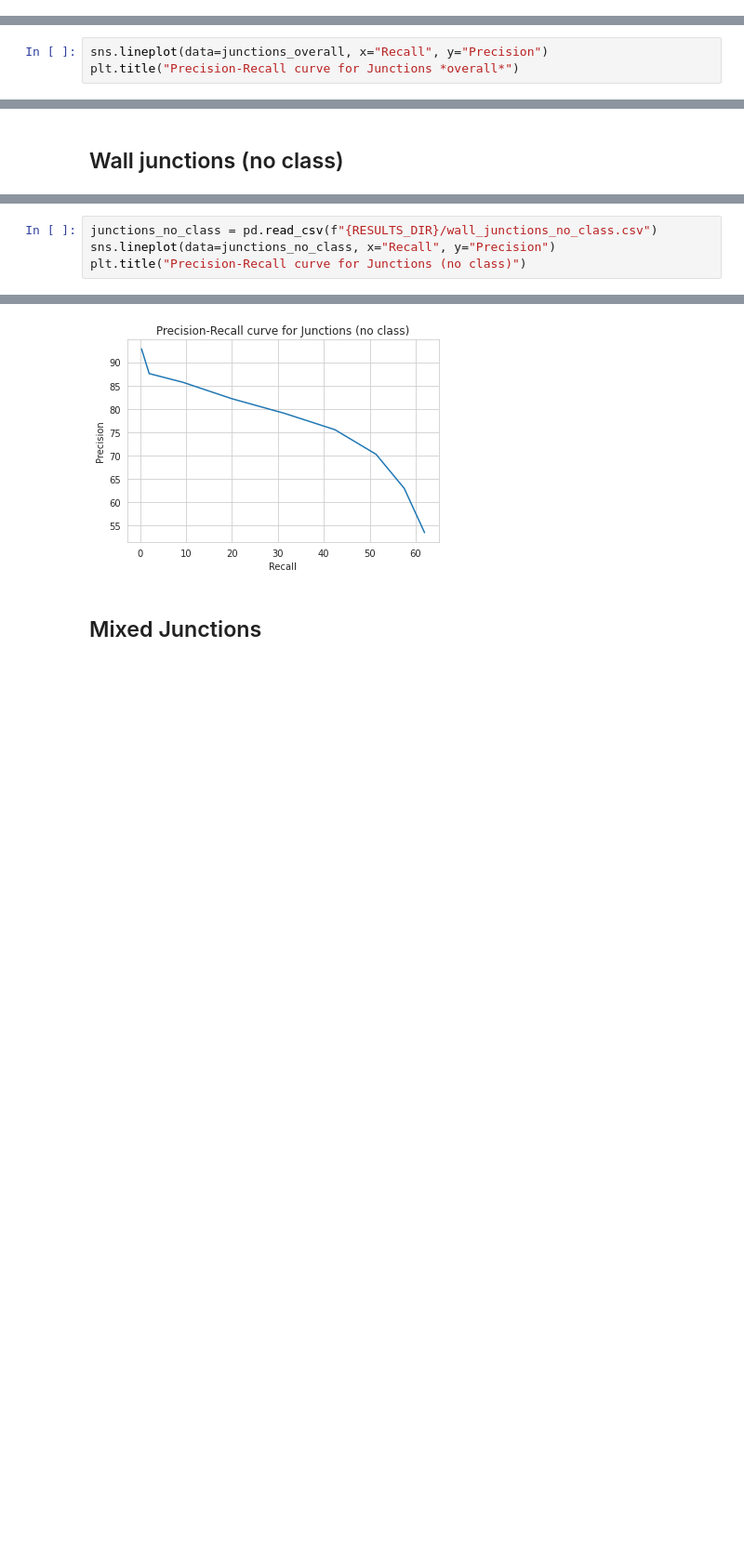
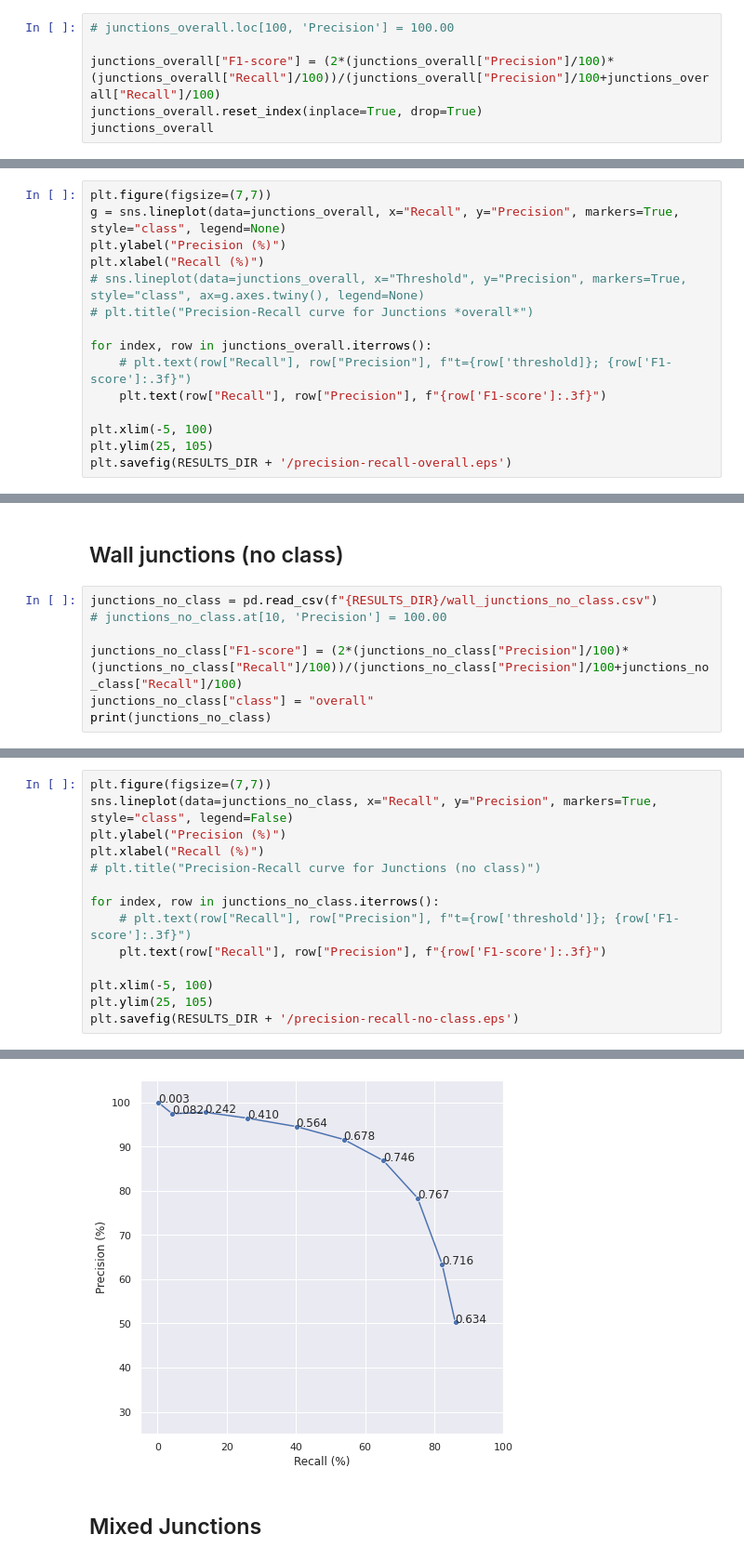
Before and after one commit to joaocmd/CubiCasa5k, a Jupyter notebook: Performance-Metrics.ipynb, the cells around one changed output, grey strips where cells are left out. Shown at 93% size. Cells and saved outputs as stored; diff of their text form; blank space fills up the shorter version.

```diff
--- a/Performance-Metrics.ipynb
+++ b/Performance-Metrics.ipynb
@@ -108,3 +151,9 @@ overall_mask = junctions["class"] == "overall"
 
 junctions_overall = junctions[overall_mask]
 junctions_by_class = junctions[~overall_mask]
+# %%
+# junctions_overall.loc[100, 'Precision'] = 100.00
+
+junctions_overall["F1-score"] = (2*(junctions_overall["Precision"]/100)*(junctions_overall["Recall"]/100))/(junctions_overall["Precision"]/100+junctions_overall["Recall"]/100)
+junctions_overall.reset_index(inplace=True, drop=True)
+junctions_overall
@@ -111,4 +178,16 @@ junctions_by_class = junctions[~overall_mask]
 # %%
-sns.lineplot(data=junctions_overall, x="Recall", y="Precision")
-plt.title("Precision-Recall curve for Junctions *overall*")
+plt.figure(figsize=(7,7))
+g = sns.lineplot(data=junctions_overall, x="Recall", y="Precision", markers=True, style="class", legend=None)
+plt.ylabel("Precision (%)")
+plt.xlabel("Recall (%)")
+# sns.lineplot(data=junctions_overall, x="Threshold", y="Precision", markers=True, style="class", ax=g.axes.twiny(), legend=None)
+# plt.title("Precision-Recall curve for Junctions *overall*")
+
+for index, row in junctions_overall.iterrows():
+    # plt.text(row["Recall"], row["Precision"], f"t={row['threshold]}; {row['F1-score']:.3f}")
+    plt.text(row["Recall"], row["Precision"], f"{row['F1-score']:.3f}")
+
+plt.xlim(-5, 100)
+plt.ylim(25, 105)
+plt.savefig(RESULTS_DIR + '/precision-recall-overall.eps')
 # %% [output]
@@ -137,2 +235,9 @@ junctions_by_class[junctions_by_class["class"] == "5"]
 # %% [markdown]
 ## Wall junctions (no class)
+# %%
+junctions_no_class = pd.read_csv(f"{RESULTS_DIR}/wall_junctions_no_class.csv")
+# junctions_no_class.at[10, 'Precision'] = 100.00
+
+junctions_no_class["F1-score"] = (2*(junctions_no_class["Precision"]/100)*(junctions_no_class["Recall"]/100))/(junctions_no_class["Precision"]/100+junctions_no_class["Recall"]/100)
+junctions_no_class["class"] = "overall"
+print(junctions_no_class)
@@ -139,5 +257,15 @@ junctions_by_class[junctions_by_class["class"] == "5"]
 # %%
-junctions_no_class = pd.read_csv(f"{RESULTS_DIR}/wall_junctions_no_class.csv")
-sns.lineplot(data=junctions_no_class, x="Recall", y="Precision")
-plt.title("Precision-Recall curve for Junctions (no class)")
+plt.figure(figsize=(7,7))
+sns.lineplot(data=junctions_no_class, x="Recall", y="Precision", markers=True, style="class", legend=False)
+plt.ylabel("Precision (%)")
+plt.xlabel("Recall (%)")
+# plt.title("Precision-Recall curve for Junctions (no class)")
+
+for index, row in junctions_no_class.iterrows():
+    # plt.text(row["Recall"], row["Precision"], f"t={row['threshold']}; {row['F1-score']:.3f}")
+    plt.text(row["Recall"], row["Precision"], f"{row['F1-score']:.3f}")
+
+plt.xlim(-5, 100)
+plt.ylim(25, 105)
+plt.savefig(RESULTS_DIR + '/precision-recall-no-class.eps')
 # %% [output]
@@ -145,4 +276,4 @@ Text(0.5, 1.0, 'Precision-Recall curve for Junctions (no class)')
-[figure, old version]
+[figure, new version]
 # %% [markdown]
 ## Mixed Junctions
 # %%
```
Also changed, not shown: parts of 21 cells of this notebook.
